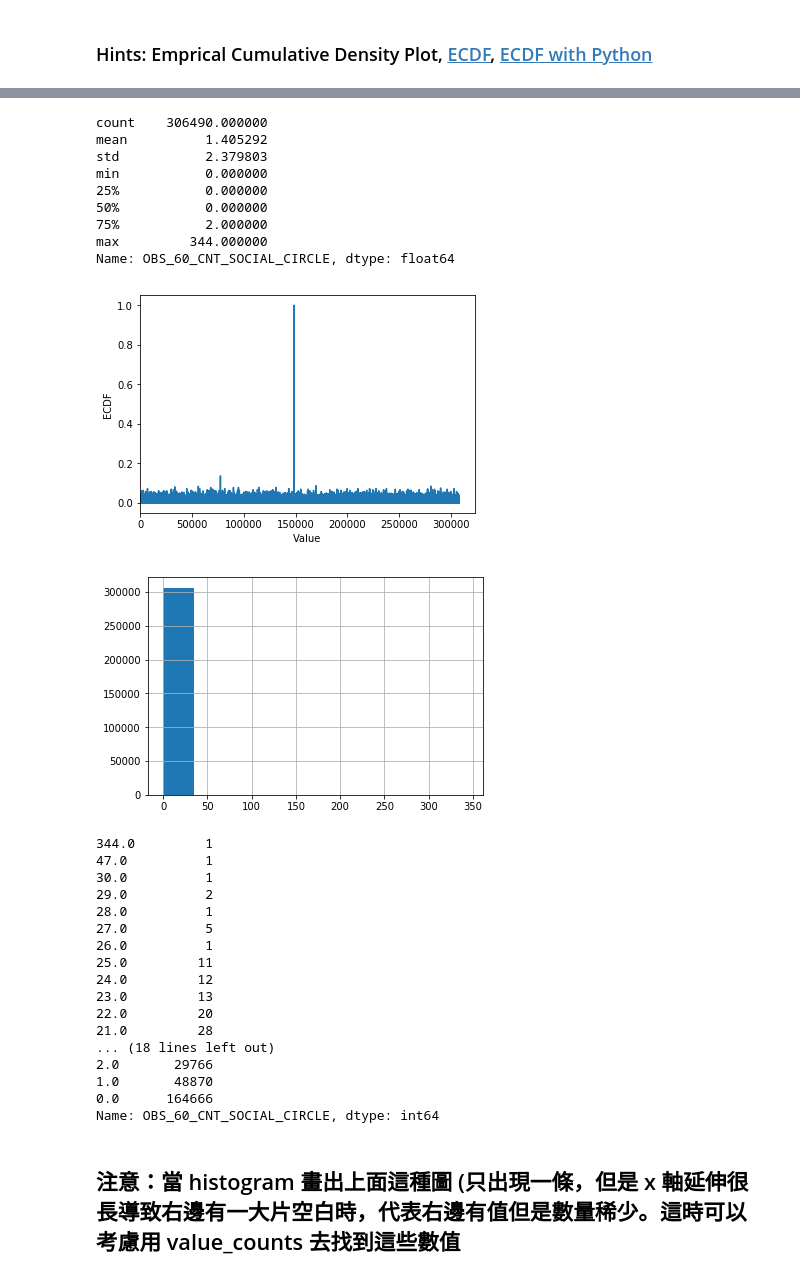
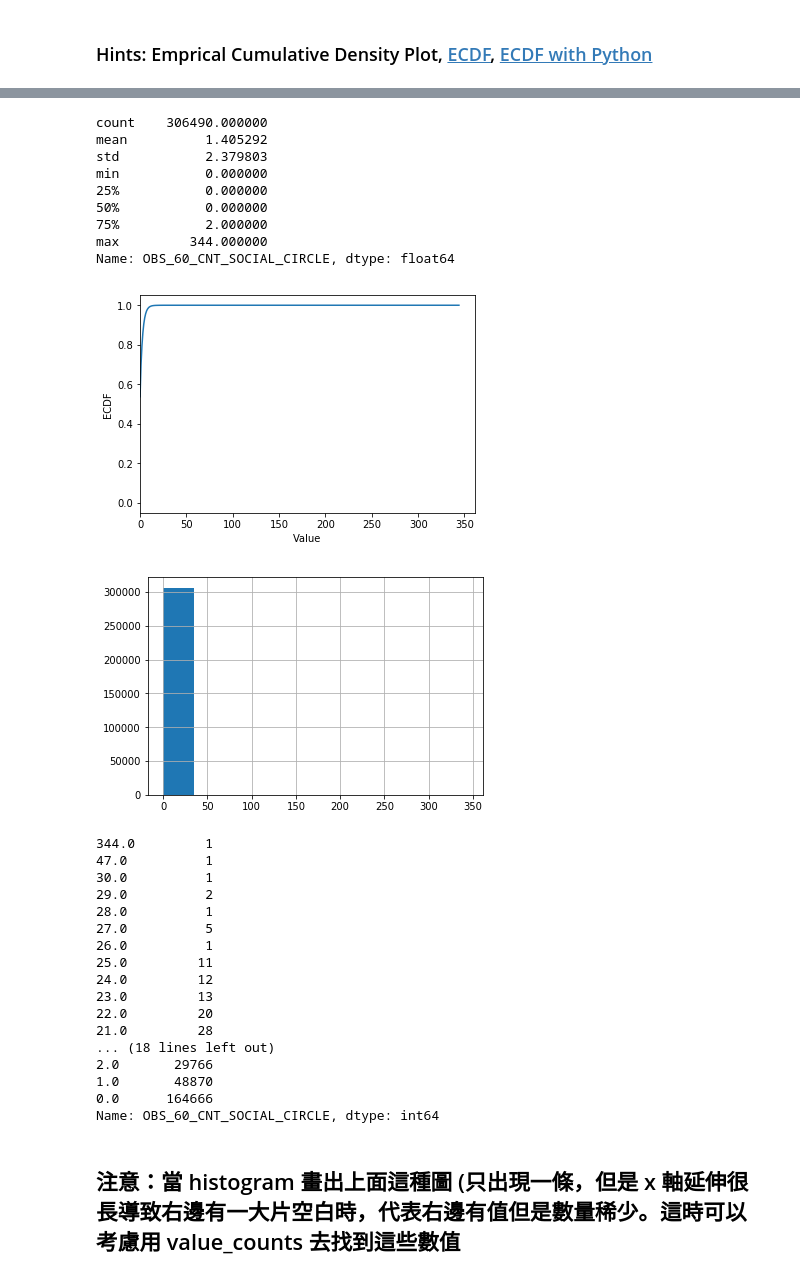
Before and after one commit to shirleyho0610/2nd-ML100Days, a Jupyter notebook: homework/Day_006_HW.ipynb, the cells around one changed output, grey strips where cells are left out. Cells and saved outputs as stored; diff of their text form; code cells hidden in the pictures.

```diff
--- a/homework/Day_006_HW.ipynb
+++ b/homework/Day_006_HW.ipynb
@@ -163,35 +170,35 @@ Name: REGION_POPULATION_RELATIVE, Length: 81, dtype: int64
 # %%
 # 最大值落在分布之外
 print(app_train['OBS_60_CNT_SOCIAL_CIRCLE'].describe())
 
 # 繪製 Empirical Cumulative Density Plot (ECDF)
 """
 Your Code Here
 """
-cdf = app_train['OBS_60_CNT_SOCIAL_CIRCLE']
+cdf = app_train.OBS_60_CNT_SOCIAL_CIRCLE.value_counts().sort_index().cumsum()
 
 
 plt.plot(list(cdf.index), cdf/cdf.max())
 plt.xlabel('Value')
 plt.ylabel('ECDF')
 plt.xlim([cdf.index.min() * 0.95, cdf.index.max() * 1.05])
 plt.ylim([-0.05,1.05]) # 限制顯示圖片的範圍
 plt.show()
 
 app_train['OBS_60_CNT_SOCIAL_CIRCLE'].hist()
 plt.show()
 print(app_train['OBS_60_CNT_SOCIAL_CIRCLE'].value_counts().sort_index(ascending = False))
 # %% [output]
 count    306490.000000
 mean          1.405292
 std           2.379803
 min           0.000000
 25%           0.000000
 50%           0.000000
 75%           2.000000
 max         344.000000
 Name: OBS_60_CNT_SOCIAL_CIRCLE, dtype: float64
-[figure, old version]
+[figure, new version]
 [figure]
 344.0         1
 47.0          1
```
Also changed, not shown: parts of 5 cells of this notebook, 1 other file.
